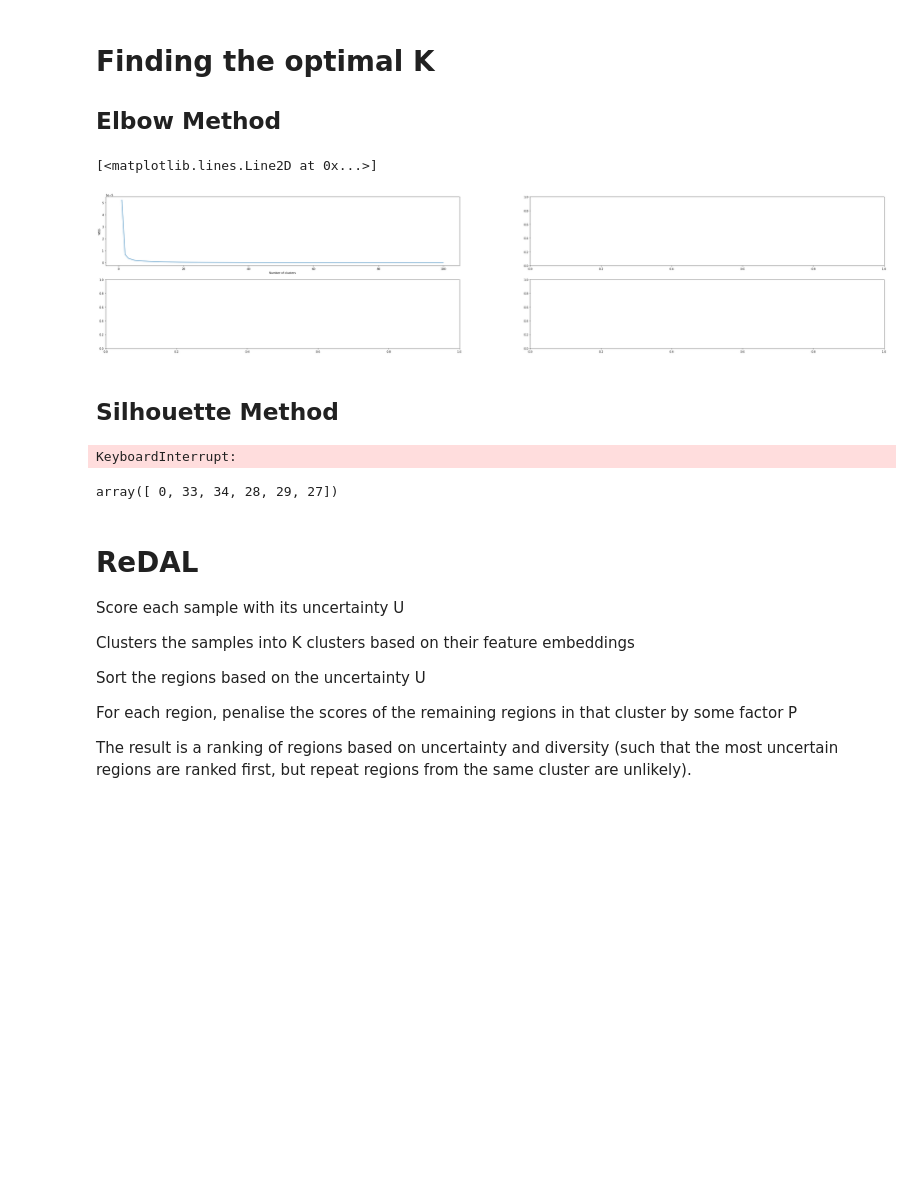
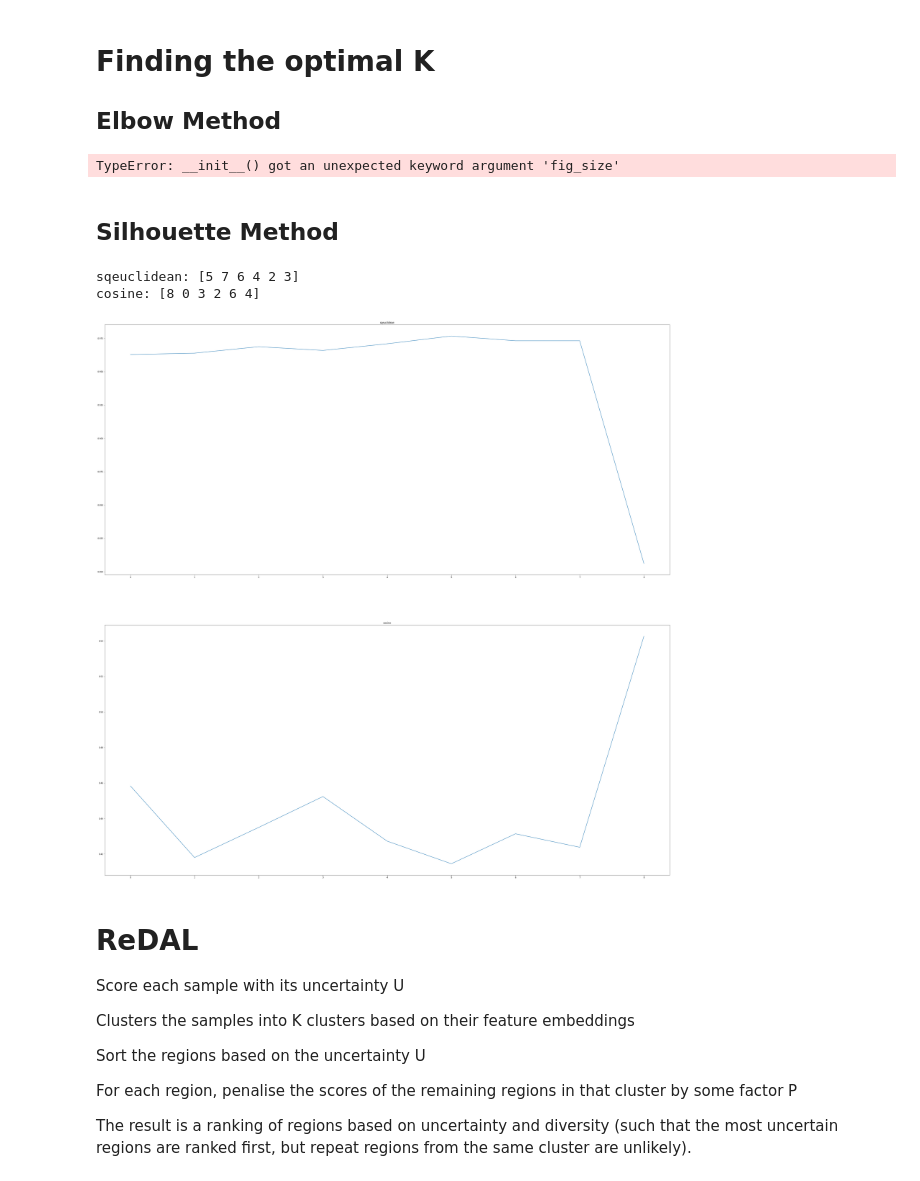
Before and after one commit to LucHayward/Pointnet_Pointnet2_pytorch, a Jupyter notebook: Acquisition_function_testing.ipynb, the cells around one changed output. Saved outputs shown, nothing was run; the diff lists cells and outputs as text; code cells hidden in the pictures; blank space fills up the shorter version.

```diff
--- a/Acquisition_function_testing.ipynb
+++ b/Acquisition_function_testing.ipynb
@@ -58,13 +59,14 @@ plt.show()
 # %%
 from sklearn.cluster import KMeans
 from scipy.spatial import distance
+
 
 # function returns WSS score for k values from 1 to kmax
 
 
 def calculate_WSS(points, kmax, kmin=1, ax=None):
     sse = []
-    for idx, k in tqdm(enumerate(range(kmin, kmax+1))):
+    for idx, k in tqdm(enumerate(range(kmin, kmax + 1))):
         kmeans = KMeans(n_clusters=k).fit(points)
         centroids = kmeans.cluster_centers_
         pred_clusters = kmeans.predict(points)
@@ -80,42 +82,50 @@ def calculate_WSS(points, kmax, kmin=1, ax=None):
         # calculate square of Euclidean distance of each point from its cluster center and add to current WSS
         for i in range(len(points)):
             curr_center = centroids[pred_clusters[i]]
-            curr_sse += distance.sqeuclidean(points[i], curr_center)
+            curr_sse += distance.cosine(points[i], curr_center)
 
         sse.append(curr_sse)
     return sse
 
 
-fig, ax = plt.subplots(2, 2, figsize=(50, 10))
-ax[0, 0].set_ylabel('WSS')
-ax[0, 0].set_xlabel('Number of clusters')
-ax[0, 0].plot(np.arange(1,101), calculate_WSS(predict_features, 100,1))
+fig, ax = plt.subplots(2, 1, figsize=(50, 10))
+ax[0].set_title('square euclidean')
+ax[0].set_ylabel('WSS')
+ax[0].set_xlabel('Number of clusters')
+ax[0].plot(np.arange(1, 10), calculate_WSS(predict_features, 10, 1))
+
+ax[1].set_title('Cosine')
+ax[1].set_ylabel('WSS')
+ax[1].set_xlabel('Number of clusters')
+ax[1].plot(np.arange(1, 10), calculate_WSS(predict_features, 10, 1))
 # %% [output]
-[<matplotlib.lines.Line2D at 0x...>]
+TypeError: __init__() got an unexpected keyword argument 'fig_size'
-[figure, removed]
 # %% [markdown]
 ## Silhouette Method
 # %%
 from sklearn.metrics import silhouette_score
 
-sil = []
-kmax = 100
+sil = [[], []]
+elbow = [[], []]
+kmax = 10
+distances = ['sqeuclidean', 'cosine']
 
 # dissimilarity would not be defined for a single cluster, thus, minimum number of clusters should be 2
-for k in tqdm(range(2, kmax+1)):
-  kmeans = KMeans(n_clusters = k).fit(predict_features)
-  labels = kmeans.labels_
-  sil.append(silhouette_score(predict_features, labels, metric = 'euclidean'))
+for k in tqdm(range(2, kmax + 1)):
+    kmeans = KMeans(n_clusters=k).fit(predict_features)
+    labels = kmeans.labels_
+    for idx, dist in enumerate(distances):
+        sil[idx].append(silhouette_score(predict_features, labels, metric=dist))
 
-plt.rcParams["figure.figsize"] = (20,3)
-plt.plot(sil)
-print(np.argsort(sil)[:-7:-1])
+fig, ax = plt.subplots(2, 1, figsize=(50, 20))
+for i in range(2):
+    ax[i].plot(sil[i])
+    ax[i].set_title(distances[i])
+    print(f"{distances[i]}: {np.argsort(sil[i])[:-7:-1]}")
 # %% [output]
-KeyboardInterrupt:
+sqeuclidean: [5 7 6 4 2 3]
+cosine: [8 0 3 2 6 4]
+[figure, added]
-# %%
-np.argsort(sil)[:-7:-1]
-# %% [output]
-array([ 0, 33, 34, 28, 29, 27])
 # %% [markdown]
 # ReDAL
 Score each sample with its uncertainty U
```
Also changed, not shown: parts of 18 cells of this notebook.
